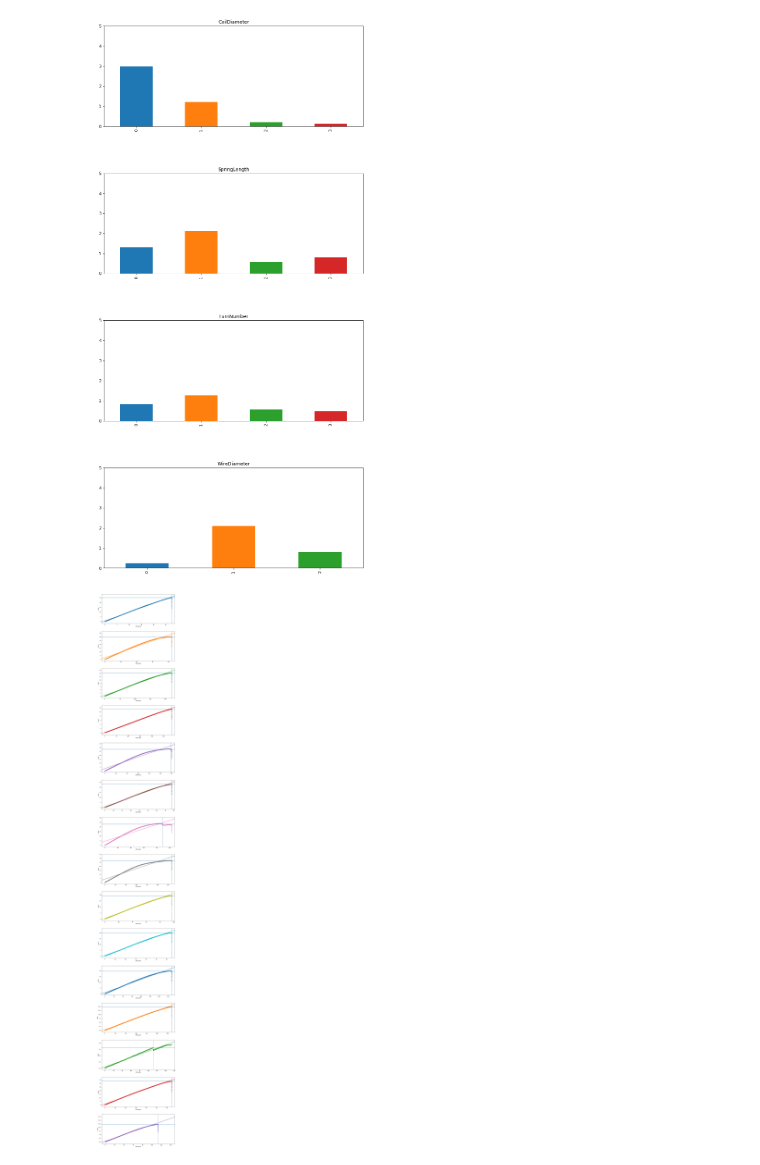
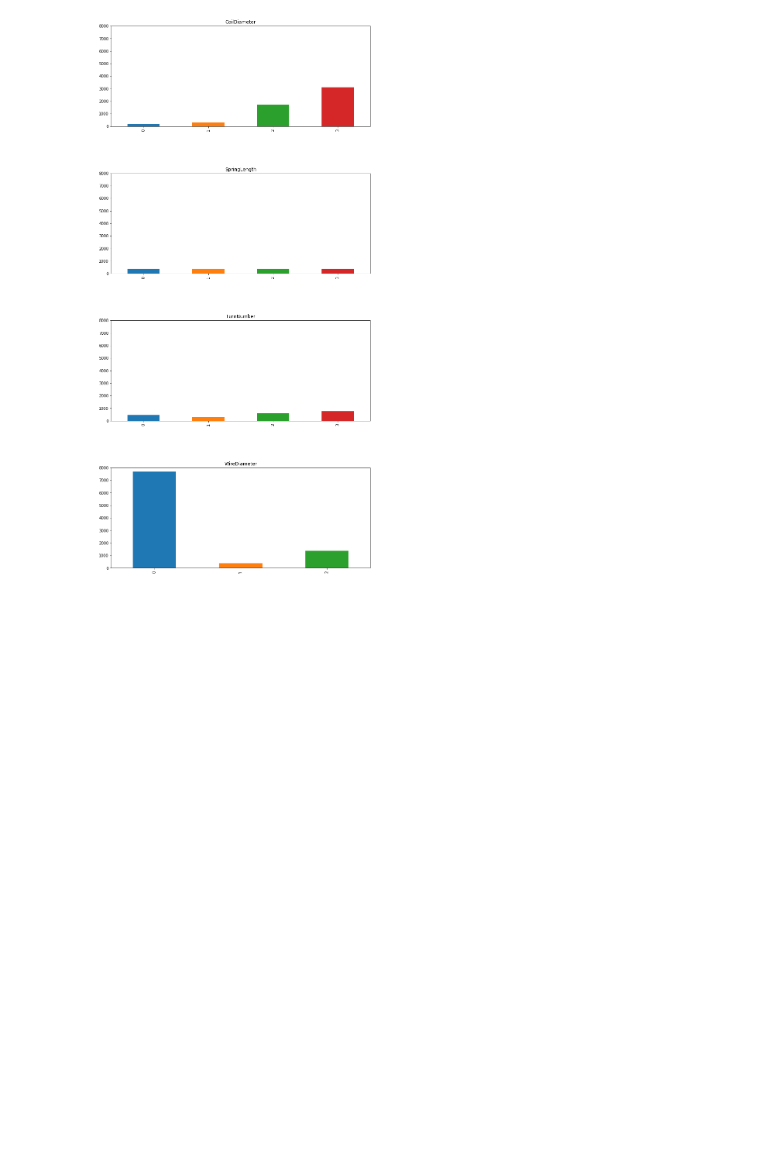
Before and after one commit to EdigaHe/Ondule, a Jupyter notebook: MT-DataAnalysis-JupyterNotebook/TensionPlots/Tension Tests Bar Chart.ipynb, the cells around one changed output. Saved outputs shown, nothing was run; the diff lists cells and outputs as text; code cells hidden in the pictures; blank space fills up the shorter version.

```diff
--- a/MT-DataAnalysis-JupyterNotebook/TensionPlots/Tension Tests Bar Chart.ipynb
+++ b/MT-DataAnalysis-JupyterNotebook/TensionPlots/Tension Tests Bar Chart.ipynb
@@ -42,7 +49,7 @@ fileListNames = ["files_t0.txt", "files_t1.txt", "files_t2.txt", "files_t3.txt"]
 csvHeaders = ["Time", "Extension", "Load"]
 headerLines = 9
 zeroIndexed = True
-errorMargin = 0.05
+errorMargin = 0.02
 
 # decide variables (make sure they are COLUMN HEADERS IN THE FOLLOWING DATAFRAME)
 independentVar = "Extension"
@@ -88,9 +95,9 @@ cumulativeMeans = []
 cumulativeStds = []
 
 # axes for scatter plots
-fig2, axes2 = plt.subplots(nrows=paramVals.size - 1, ncols=1, figsize=(10, 70))
-fig2.tight_layout(h_pad=5)
-initGraphIndex = 0
+# fig2, axes2 = plt.subplots(nrows=paramVals.size - 1, ncols=1, figsize=(10, 70))
+# fig2.tight_layout(h_pad=5)
+# initGraphIndex = 0
 
 for testGroup in range(len(dataDirectoryList)):
     # parse and read through all files
@@ -128,45 +135,46 @@ for testGroup in range(len(dataDirectoryList)):
         independentCol = dataList[i].loc[0:EInfoDF.at[i, "maxIndex"], independentVar]
         dependentCol = dataList[i].loc[0:EInfoDF.at[i, "maxIndex"], dependentVar]
 #         sns.regplot(x=independentCol, y=dependentCol, ax=axes2[initGraphIndex + i])
-        sns.regplot(data=dataList[i], x=independentVar, y=dependentVar, ax=axes2[initGraphIndex + i])
-        axes2[initGraphIndex + i].axhline(y=EInfoDF.at[i, "maxLoad"], xmin=0, xmax=1)
-        regModel = sm.OLS(dependentCol, sm.add_constant(independentCol))
-        regLineInfo = regModel.fit().params
+#         sns.regplot(data=dataList[i], x=independentVar, y=dependentVar, ax=axes2[initGraphIndex + i])
+#         axes2[initGraphIndex + i].axhline(y=EInfoDF.at[i, "maxLoad"], xmin=0, xmax=1)
+#         regModel = sm.OLS(dependentCol, sm.add_constant(independentCol))
+#         regLineInfo = regModel.fit().params
 #         axes2[initGraphIndex + i].scatter(x=independentCol, y=dependentCol, marker=".")
-        axes2[initGraphIndex + i].axvline(x=EInfoDF.at[i, "maxExt"], ymin=0, ymax=1)
+#         axes2[initGraphIndex + i].axvline(x=EInfoDF.at[i, "maxExt"], ymin=0, ymax=1)
+#         drawLine(regLineInfo[1], regLineInfo[0], axes2[initGraphIndex + i])
 #         print(regModel.fit().summary())
         cumulativeMeans.append(dependentCol.mean())
         cumulativeStds.append(dependentCol.std())
         regLineInfoList.append(dict(intercept=regLineInfo[0], slope=regLineInfo[1]))
     regLineInfoDF = pd.DataFrame(regLineInfoList) # put the gathered information into a DataFrame for easy access
     EInfoDF.loc[:, "intercept"] = regLineInfoDF.loc[:, "intercept"] # add "intercept" column to previous DataFrame
     EInfoDF.loc[:, "slope"] = regLineInfoDF.loc[:, "slope"] # add "slope" column to previous DataFrame
-    initGraphIndex += len(dataList)
+#     initGraphIndex += len(dataList)
 
     # find E
     EList = []
     GList = []
     for test in EInfoDF.index:
         equilibriumL = findAttributeValue(EInfoDF.at[test, "attributeName"], "L")
         avgForce = EInfoDF.at[test, "slope"]
         wireD = findAttributeValue(EInfoDF.at[test, "attributeName"], "d")
         coilD = findAttributeValue(EInfoDF.at[test, "attributeName"], "D") - wireD
         EList.append(findYoungs(equilibriumL, avgForce, findXSectArea(wireD)))
         GList.append(findRigidMod(wireD, coilD, findAttributeValue(EInfoDF.at[test, "attributeName"], "N"), avgForce))
     EInfoDF.loc[:, "elasticMod"] = EList # add "E" column to previous DataFrame
     EInfoDF.loc[:, "rigidMod"] = GList # add "G" column to previous DataFrame
 
     # plot E for all tests
-    EInfoDF.loc[:, "elasticMod"].plot(title=sParams[testGroup], kind="bar", ylim=[0, 5], ax=axes[testGroup])
+#     EInfoDF.loc[:, "elasticMod"].plot(title=sParams[testGroup], kind="bar", ylim=[0, 5], ax=axes[testGroup])
+    EInfoDF.loc[:, "rigidMod"].plot(title=sParams[testGroup], kind="bar", ylim=[0, 8000], ax=axes[testGroup])
     cumulativeEList += EInfoDF.loc[:, "elasticMod"].tolist()
     cumulativeGList += EInfoDF.loc[:, "rigidMod"].tolist()
 cumulativeEDF = pd.DataFrame(data=cumulativeEList, index=cumulativeNames, columns=["Young's Modulus"])
 cumulativeEDF["Modulus of Rigidity"] = cumulativeGList
-cumulativeEDF["Mean (Load)"] = cumulativeMeans
-cumulativeEDF["Standard Deviation (Load)"] = cumulativeStds
+# cumulativeEDF["Mean (Load)"] = cumulativeMeans
+# cumulativeEDF["Standard Deviation (Load)"] = cumulativeStds
 # %% [output]
-[figure, old version]
+[figure, new version]
-[figure, removed]
 # %%
 # print table of E values and averages of rows and columns
 cumulativeEDF.loc["Average"] = cumulativeEDF.mean(numeric_only=True, axis=0).tolist() # add column average row
```
Also changed, not shown: parts of 3 cells of this notebook.
